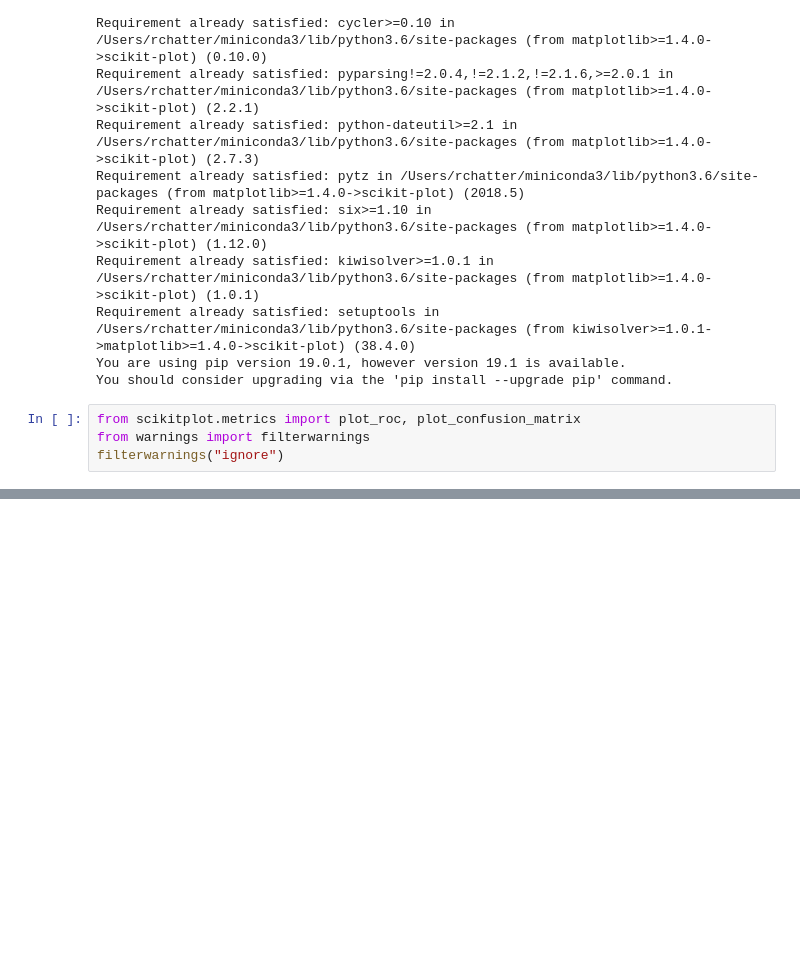
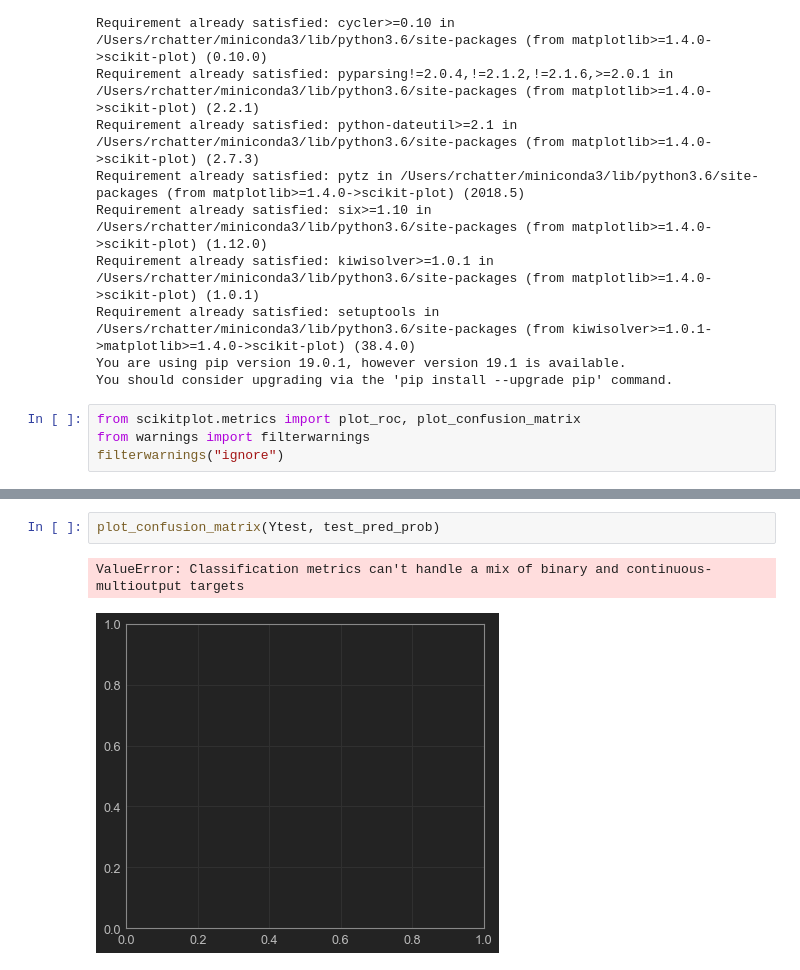
Before and after one commit to TheChanRProject/MLNS_BCI_Project, a Jupyter notebook: nb/BCI_LDA.ipynb, the cells around one changed output, grey strips where cells are left out. Drawn from its saved outputs; the diff is of its cells as text; blank space fills up the shorter version.

```diff
--- a/nb/BCI_LDA.ipynb
+++ b/nb/BCI_LDA.ipynb
@@ -43,0 +75,5 @@ print(ClassValues.shape)
+# %%
+plot_confusion_matrix(Ytest, test_pred_prob)
+# %% [output]
+ValueError: Classification metrics can't handle a mix of binary and continuous-multioutput targets
+[figure, added]
```
Also changed, not shown: parts of 5 cells of this notebook.
